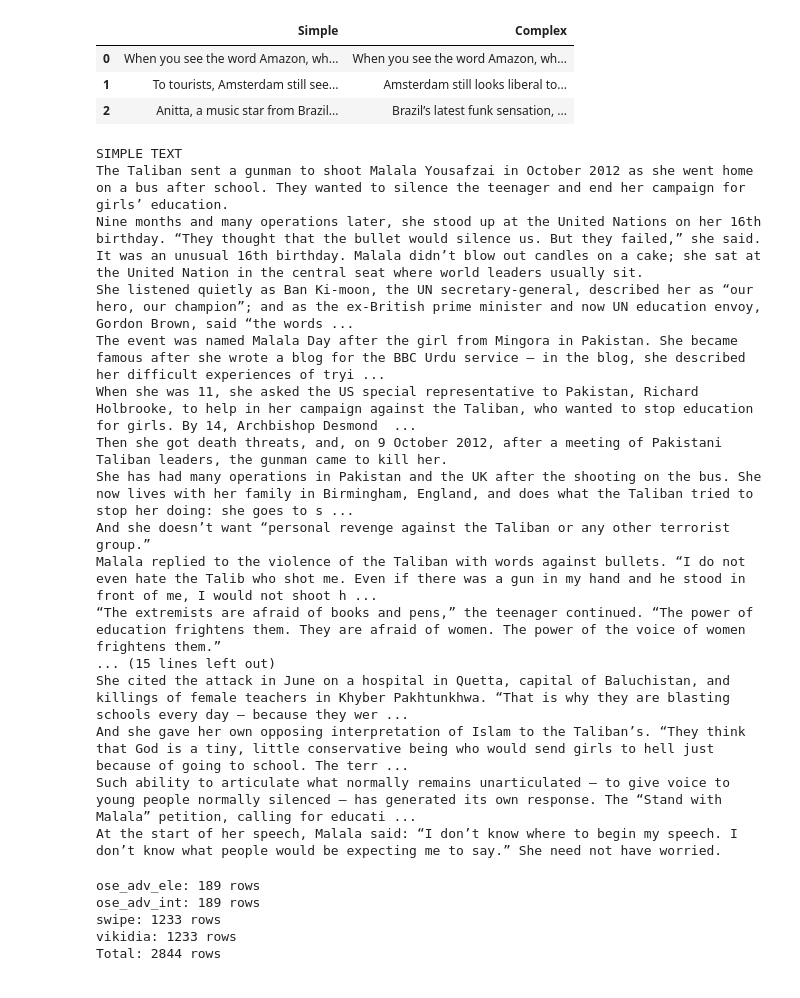
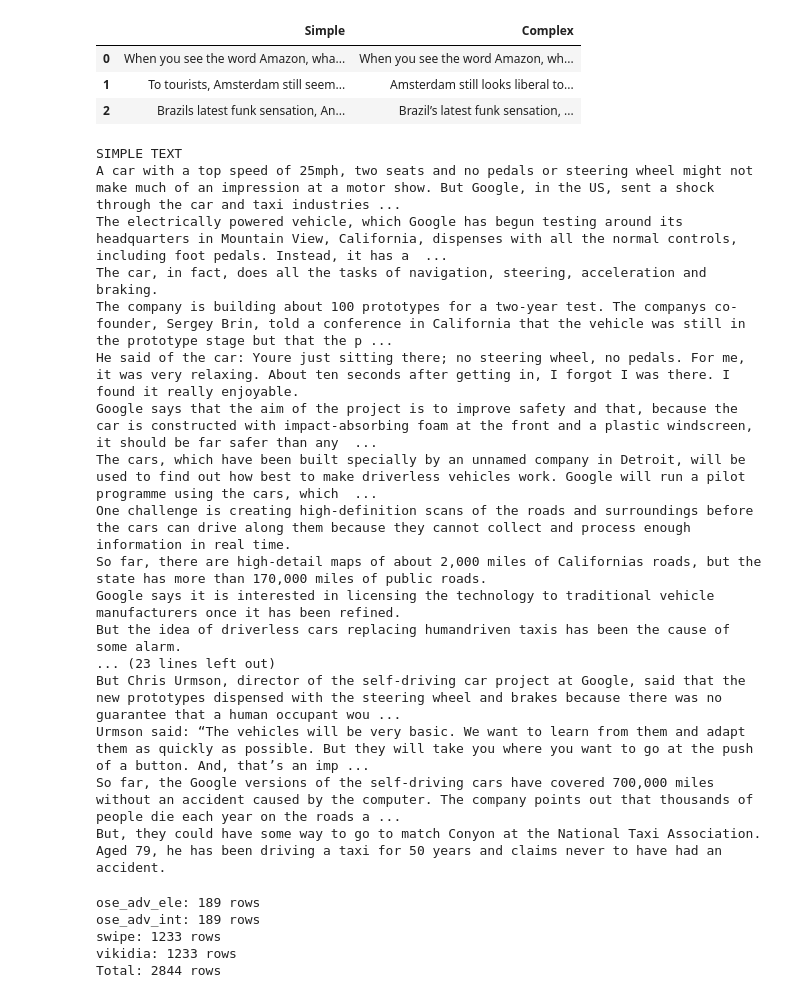
Before and after one commit to ColinLug/ISH_projet_agno_agent_intelligent, a Jupyter notebook: data_cleaned/test_preparation_data.ipynb, the cells around one changed output. Cells and saved outputs as stored; diff of their text form; code cells hidden in the pictures.

Commit message:
ajout_test_ose_adv_int

```diff
--- a/data_cleaned/test_preparation_data.ipynb
+++ b/data_cleaned/test_preparation_data.ipynb
@@ -90,13 +90,13 @@ def load_dataset(name):
         raise ValueError(f"Dataset {name} not found")
     return load_data(datasets[name])
 # %%
-df = load_dataset('ose_adv_ele')
+df = load_dataset('ose_adv_int')
 df.head(3)
 # %% [output]
 |  | Simple | Complex |
-| 0 | ﻿When you see the word Amazon, wh... | ﻿When you see the word Amazon, wh... |
-| 1 | ﻿To tourists, Amsterdam still see... | ﻿Amsterdam still looks liberal to... |
-| 2 | ﻿Anitta, a music star from Brazil... | ﻿Brazil’s latest funk sensation, ... |
+| 0 | When you see the word Amazon, wha... | ﻿When you see the word Amazon, wh... |
+| 1 | To tourists, Amsterdam still seem... | ﻿Amsterdam still looks liberal to... |
+| 2 | Brazils latest funk sensation, An... | ﻿Brazil’s latest funk sensation, ... |
 # %%
 row = df.sample(1)
 
@@ -107,22 +107,22 @@ print('COMPLEX TEXT')
 print(row['Complex'].iloc[0])
 # %% [output]
 SIMPLE TEXT
-﻿The Taliban sent a gunman to shoot Malala Yousafzai in October 2012 as she went home on a bus after school. They wanted to silence the teenager and end her campaign for girls’ education.
-Nine months and many operations later, she stood up at the United Nations on her 16th birthday. “They thought that the bullet would silence us. But they failed,” she said.
-It was an unusual 16th birthday. Malala didn’t blow out candles on a cake; she sat at the United Nation in the central seat where world leaders usually sit.
-She listened quietly as Ban Ki-moon, the UN secretary-general, described her as “our hero, our champion”; and as the ex-British prime minister and now UN education envoy, Gordon Brown, said “the words ...
-The event was named Malala Day after the girl from Mingora in Pakistan. She became famous after she wrote a blog for the BBC Urdu service – in the blog, she described her difficult experiences of tryi ...
-When she was 11, she asked the US special representative to Pakistan, Richard Holbrooke, to help in her campaign against the Taliban, who wanted to stop education for girls. By 14, Archbishop Desmond  ...
-Then she got death threats, and, on 9 October 2012, after a meeting of Pakistani Taliban leaders, the gunman came to kill her.
-She has had many operations in Pakistan and the UK after the shooting on the bus. She now lives with her family in Birmingham, England, and does what the Taliban tried to stop her doing: she goes to s ...
-And she doesn’t want “personal revenge against the Taliban or any other terrorist group.”
-Malala replied to the violence of the Taliban with words against bullets. “I do not even hate the Talib who shot me. Even if there was a gun in my hand and he stood in front of me, I would not shoot h ...
-“The extremists are afraid of books and pens,” the teenager continued. “The power of education frightens them. They are afraid of women. The power of the voice of women frightens them.”
-... (15 lines left out)
-She cited the attack in June on a hospital in Quetta, capital of Baluchistan, and killings of female teachers in Khyber Pakhtunkhwa. “That is why they are blasting schools every day – because they wer ...
-And she gave her own opposing interpretation of Islam to the Taliban’s. “They think that God is a tiny, little conservative being who would send girls to hell just because of going to school. The terr ...
-Such ability to articulate what normally remains unarticulated – to give voice to young people normally silenced – has generated its own response. The “Stand with Malala” petition, calling for educati ...
-At the start of her speech, Malala said: “I don’t know where to begin my speech. I don’t know what people would be expecting me to say.” She need not have worried.
+A car with a top speed of 25mph, two seats and no pedals or steering wheel might not make much of an impression at a motor show. But Google, in the US, sent a shock through the car and taxi industries ...
+The electrically powered vehicle, which Google has begun testing around its headquarters in Mountain View, California, dispenses with all the normal controls, including foot pedals. Instead, it has a  ...
+The car, in fact, does all the tasks of navigation, steering, acceleration and braking.
+The company is building about 100 prototypes for a two-year test. The companys co-founder, Sergey Brin, told a conference in California that the vehicle was still in the prototype stage but that the p ...
+He said of the car: Youre just sitting there; no steering wheel, no pedals. For me, it was very relaxing. About ten seconds after getting in, I forgot I was there. I found it really enjoyable.
+Google says that the aim of the project is to improve safety and that, because the car is constructed with impact-absorbing foam at the front and a plastic windscreen, it should be far safer than any  ...
+The cars, which have been built specially by an unnamed company in Detroit, will be used to find out how best to make driverless vehicles work. Google will run a pilot programme using the cars, which  ...
+One challenge is creating high-definition scans of the roads and surroundings before the cars can drive along them because they cannot collect and process enough information in real time.
+So far, there are high-detail maps of about 2,000 miles of Californias roads, but the state has more than 170,000 miles of public roads.
+Google says it is interested in licensing the technology to traditional vehicle manufacturers once it has been refined.
+But the idea of driverless cars replacing humandriven taxis has been the cause of some alarm.
+... (23 lines left out)
+But Chris Urmson, director of the self-driving car project at Google, said that the new prototypes dispensed with the steering wheel and brakes because there was no guarantee that a human occupant wou ...
+Urmson said: “The vehicles will be very basic. We want to learn from them and adapt them as quickly as possible. But they will take you where you want to go at the push of a button. And, that’s an imp ...
+So far, the Google versions of the self-driving cars have covered 700,000 miles without an accident caused by the computer. The company points out that thousands of people die each year on the roads a ...
+But, they could have some way to go to match Conyon at the National Taxi Association. Aged 79, he has been driving a taxi for 50 years and claims never to have had an accident.
 # %%
 cnt = 0
 for name, path in datasets.items():
```
Also changed, not shown: parts of 3 cells of this notebook, 4 other files.
